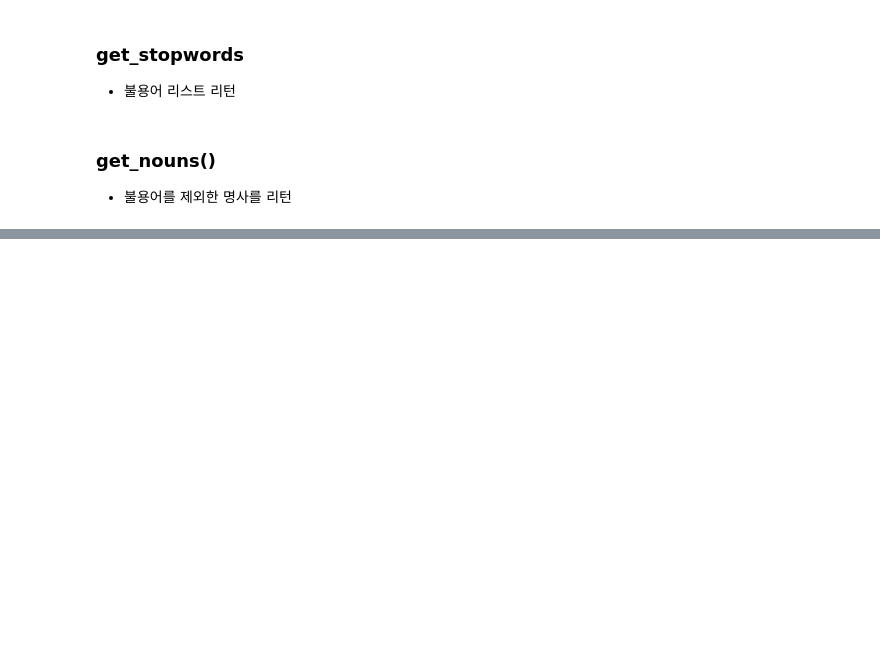
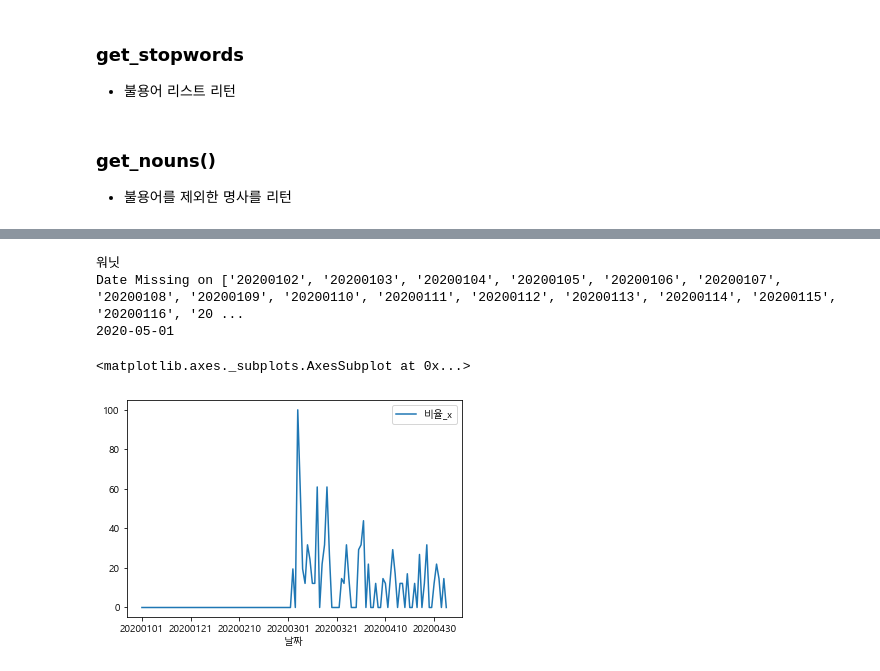
Before and after one commit to kdy7710/Bigdata_Team_Project, a Jupyter notebook: Bigdata_Project/Bigdata_Project/Text_Mining (Kkma).ipynb, the cells around one changed output, grey strips where cells are left out. Drawn from its saved outputs; the diff is of its cells as text; code cells hidden in the pictures; blank space fills up the shorter version.

Commit message:
Naver Api 클래스 만듬

```diff
--- a/Bigdata_Project/Bigdata_Project/Text_Mining (Kkma).ipynb
+++ b/Bigdata_Project/Bigdata_Project/Text_Mining (Kkma).ipynb
@@ -49,0 +71,21 @@ nltk.download('punkt')
+# %%
+from Naver_Api import API_CLASS
+from Text_Mining import SetKorean
+
+
+
+
+na = API_CLASS.NaverApi('워닛','2020-01-01','2020-05-05')
+# na.get_data()
+na.get_keyword()
+na.get_missingdate()
+print(na.startdate)
+df = na.to_dataframe()
+
+df.plot()
+# %% [output]
+워닛
+Date Missing on ['20200102', '20200103', '20200104', '20200105', '20200106', '20200107', '20200108', '20200109', '20200110', '20200111', '20200112', '20200113', '20200114', '20200115', '20200116', '20 ...
+2020-05-01
+<matplotlib.axes._subplots.AxesSubplot at 0x...>
+[figure, added]
```
Also changed, not shown: parts of 2 cells of this notebook, 2 other files.
